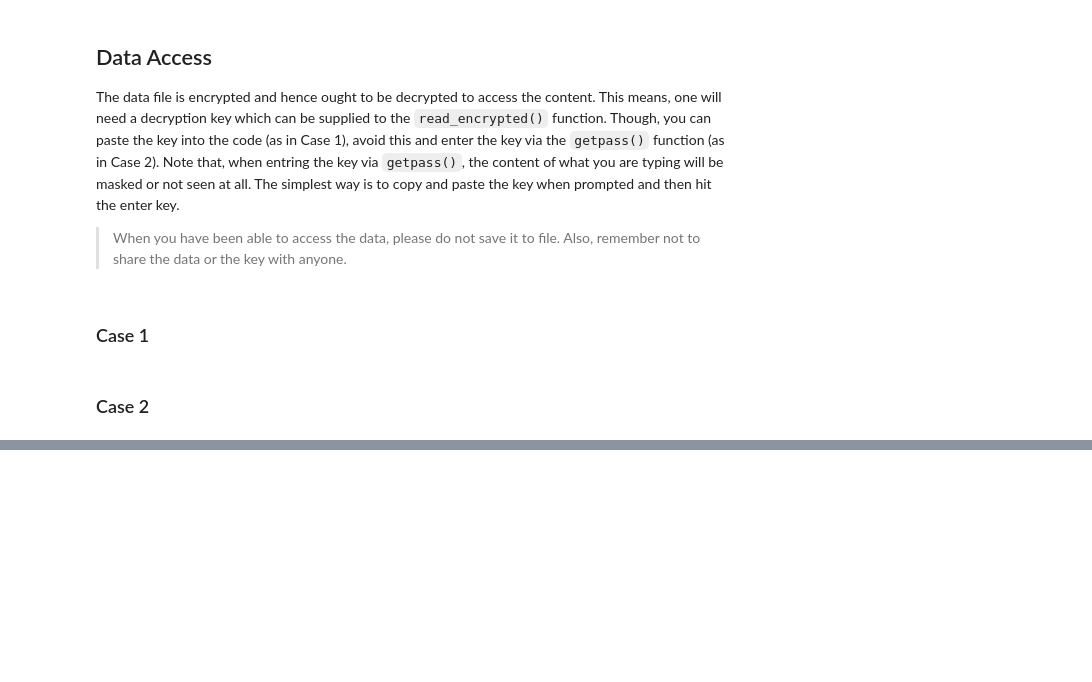
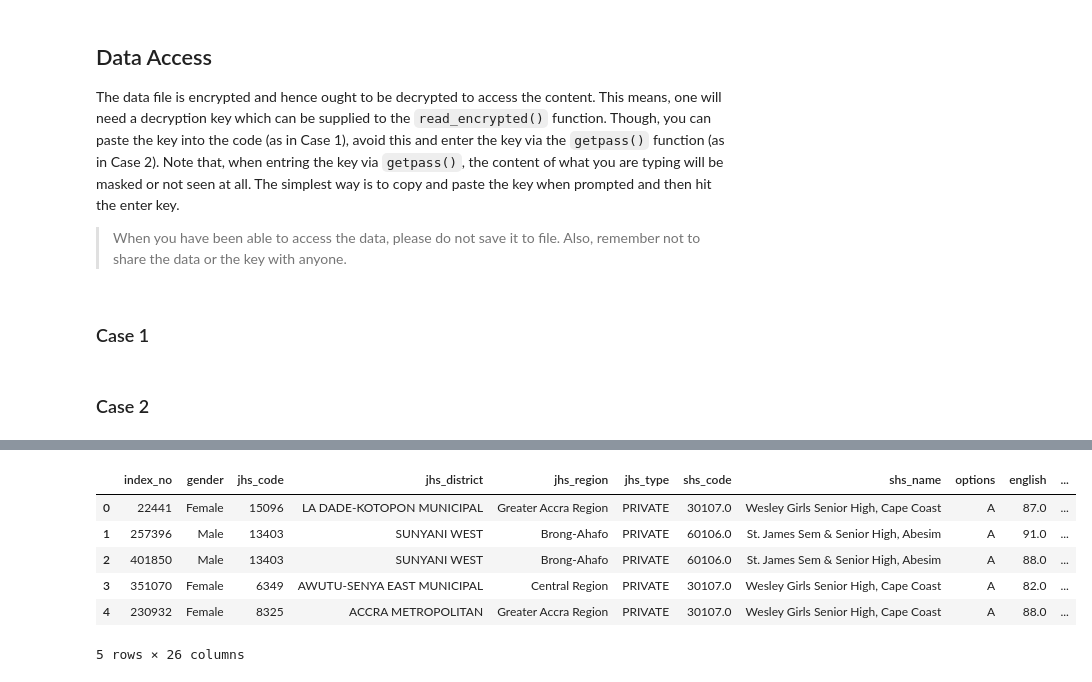
Before and after one commit to geshun/gh-bece-placement, a Jupyter notebook: bece-placement.ipynb, the cells around one changed output, grey strips where cells are left out. Drawn from its saved outputs; the diff is of its cells as text; code cells hidden in the pictures; blank space fills up the shorter version.

Commit message:
cleaning columns modified

```diff
--- a/bece-placement.ipynb
+++ b/bece-placement.ipynb
@@ -22,0 +25,10 @@ df.shape
+# %%
+df.head()
+# %% [output]
+|  | index_no | gender | jhs_code | jhs_district | jhs_region | jhs_type | shs_code | shs_name | options | english | ... |
+| 0 | 22441 | Female | 15096 | LA DADE-KOTOPON MUNICIPAL | Greater Accra Region | PRIVATE | 30107.0 | Wesley Girls Senior High, Cape Coast | A | 87.0 | ... |
+| 1 | 257396 | Male | 13403 | SUNYANI WEST | Brong-Ahafo | PRIVATE | 60106.0 | St. James Sem & Senior High, Abesim | A | 91.0 | ... |
+| 2 | 401850 | Male | 13403 | SUNYANI WEST | Brong-Ahafo | PRIVATE | 60106.0 | St. James Sem & Senior High, Abesim | A | 88.0 | ... |
+| 3 | 351070 | Female | 6349 | AWUTU-SENYA EAST MUNICIPAL | Central Region | PRIVATE | 30107.0 | Wesley Girls Senior High, Cape Coast | A | 82.0 | ... |
+| 4 | 230932 | Female | 8325 | ACCRA METROPOLITAN | Greater Accra Region | PRIVATE | 30107.0 | Wesley Girls Senior High, Cape Coast | A | 88.0 | ... |
+5 rows × 26 columns
```
Also changed, not shown: parts of 27 cells of this notebook.
